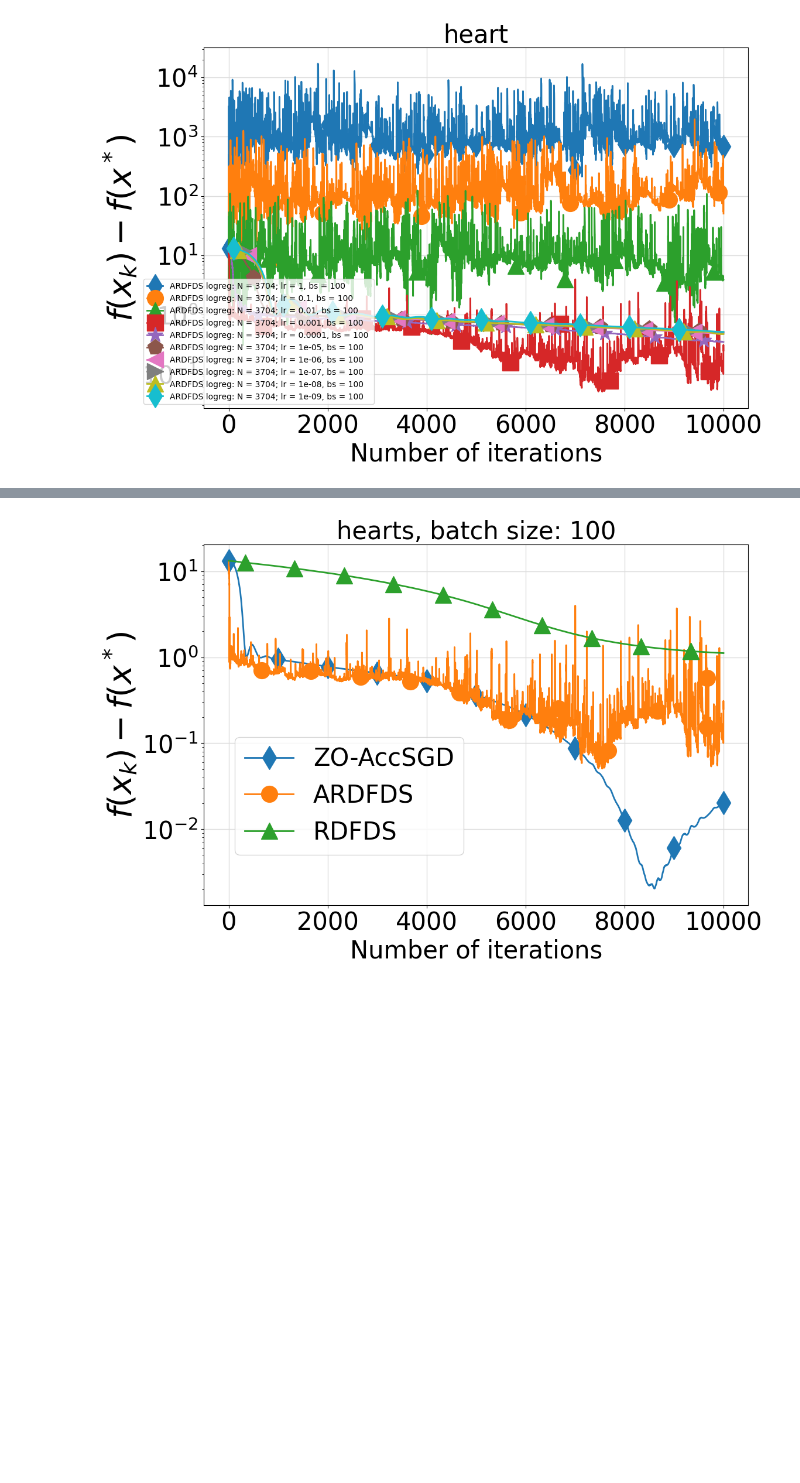
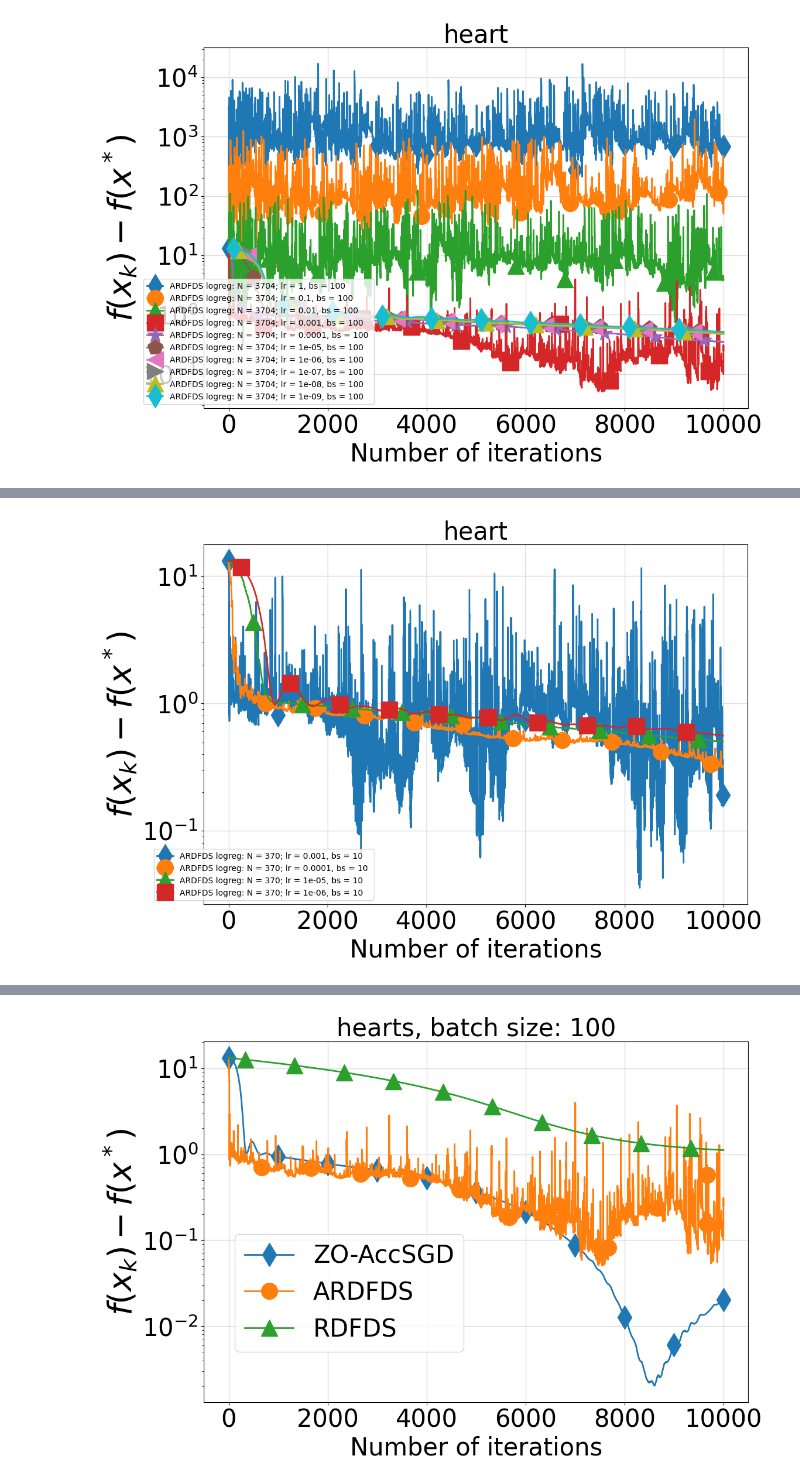
Before and after one commit to MetalistForever/ZO-AccSGD, a Jupyter notebook: experiments_logreg_hearts.ipynb, the cells around one changed output, grey strips where cells are left out. Saved outputs shown, nothing was run; the diff lists cells and outputs as text; code cells hidden in the pictures; blank space fills up the shorter version.

```diff
--- a/experiments_logreg_hearts.ipynb
+++ b/experiments_logreg_hearts.ipynb
@@ -419,0 +472,12 @@ make_plots(args_for_plots)
+# %%
+%%time
+t = 1e-10
+N = 370
+stepsizes = [1, 1e-1, 1e-2, 1e-3, 1e-4, 1e-5, 1e-6, 1e-7, 1e-8, 1e-9]
+bs = 10
+delta = 0
+for step_param in stepsizes:
+    param = [logreg_loss, A, y, l2, sparse, sparse_full, L, delta, t]
+    ardfds_e_res = ardfds_e_noise_logreg(filename, x_init, args=param, bs=bs, N=N,
+                            f_star=f_star, x_star=x_star, tuning_stepsize_param=step_param)
+    print("Finished with stepsize parameter = ", step_param)
@@ -419,0 +497,33 @@ make_plots(args_for_plots)
+# %%
+methods = []
+N = 370
+stepsizes = [1e-3, 1e-4, 1e-5, 1e-6]
+bs = 10
+delta = 0
+for step_param in stepsizes:
+    methods.append(['ARDFDS_E logreg', [step_param, N, delta, bs],
+                        f"ARDFDS logreg: N = {N}; lr = {step_param}, bs = {bs} ", None])
+
+mode_y = 'func_vals'
+mode_x = 'iters'
+figsize = (12, 8)
+title_size = 30
+linewidth = 2
+markersize = 20
+legend_size = 10
+xlabel_size = 30
+ylabel_size = 40
+xticks_size = 30
+yticks_size = 30
+sizes = [title_size, linewidth, markersize, legend_size, xlabel_size, ylabel_size, xticks_size, yticks_size]
+title = dataset
+bbox_to_anchor = (0.32,0)
+legend_loc=4
+
+save_fig = [True, filename+"ARDFDS_E_logreg"+"_delta_"+str(delta)
+            +"_batch_"+str(bs)+".pdf"]
+
+args_for_plots = [filename, mode_y, mode_x, figsize, sizes, title, methods, bbox_to_anchor, legend_loc, save_fig]
+make_plots(args_for_plots)
+# %% [output]
+[figure, added]
```
Also changed, not shown: parts of 6 cells of this notebook, 30 other files.
